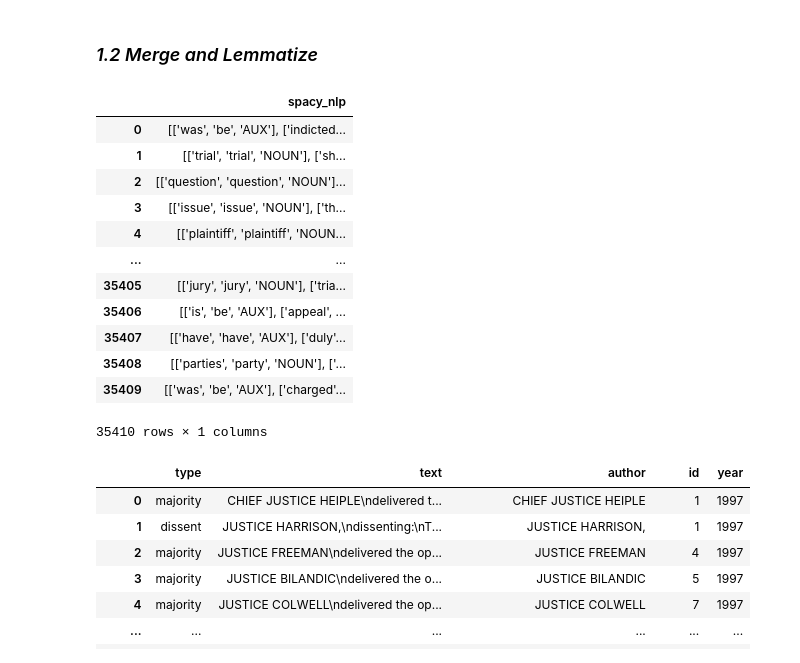
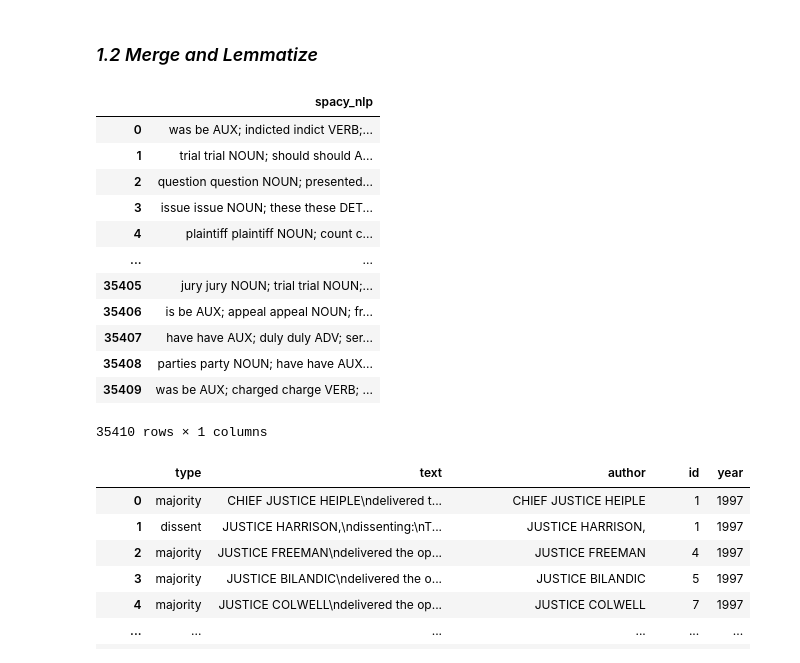
Before and after one commit to martinaviggiano/knowledge_extraction_project, a Jupyter notebook: 02_Steps.ipynb, the cells around one changed output. Cells and saved outputs as stored; diff of their text form; code cells hidden in the pictures.

```diff
--- a/02_Steps.ipynb
+++ b/02_Steps.ipynb
@@ -137,19 +137,19 @@ narco_nlp_3 = pd.read_csv("/content/drive/MyDrive/Università/inforet_prj/narco_
 # %% [markdown]
 ### *1.2 Merge and Lemmatize*
 # %%
-narco_nlp_split = pd.read_csv("/content/drive/MyDrive/Università/inforet_prj/narco_nlp_split.csv", sep="|")
+narco_nlp_split = pd.read_csv("/content/drive/MyDrive/Università/inforet_prj/narco_nlp.csv", sep="|", names = ['spacy_nlp'], header=None)
 narco_nlp_split
 # %% [output]
 |  | spacy_nlp |
-| 0 | [['was', 'be', 'AUX'], ['indicted... |
-| 1 | [['trial', 'trial', 'NOUN'], ['sh... |
-| 2 | [['question', 'question', 'NOUN']... |
-| 3 | [['issue', 'issue', 'NOUN'], ['th... |
-| 4 | [['plaintiff', 'plaintiff', 'NOUN... |
+| 0 | was be AUX; indicted indict VERB;... |
+| 1 | trial trial NOUN; should should A... |
+| 2 | question question NOUN; presented... |
+| 3 | issue issue NOUN; these these DET... |
+| 4 | plaintiff plaintiff NOUN; count c... |
 | ... | ... |
-| 35405 | [['jury', 'jury', 'NOUN'], ['tria... |
-| 35406 | [['is', 'be', 'AUX'], ['appeal', ... |
-| 35407 | [['have', 'have', 'AUX'], ['duly'... |
-| 35408 | [['parties', 'party', 'NOUN'], ['... |
-| 35409 | [['was', 'be', 'AUX'], ['charged'... |
+| 35405 | jury jury NOUN; trial trial NOUN;... |
+| 35406 | is be AUX; appeal appeal NOUN; fr... |
+| 35407 | have have AUX; duly duly ADV; ser... |
+| 35408 | parties party NOUN; have have AUX... |
+| 35409 | was be AUX; charged charge VERB; ... |
 35410 rows × 1 columns
```
Also changed, not shown: parts of 25 cells of this notebook, 2 other files.
